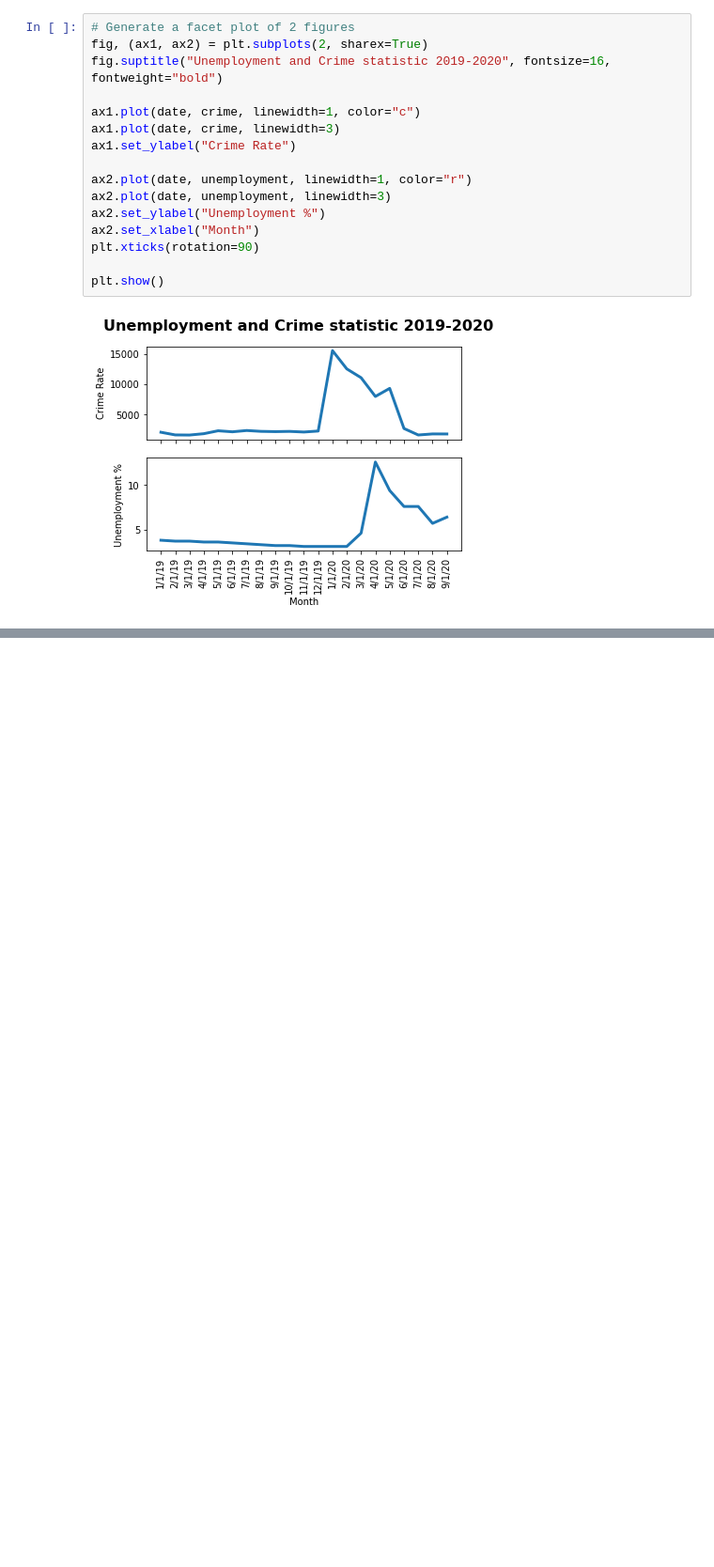
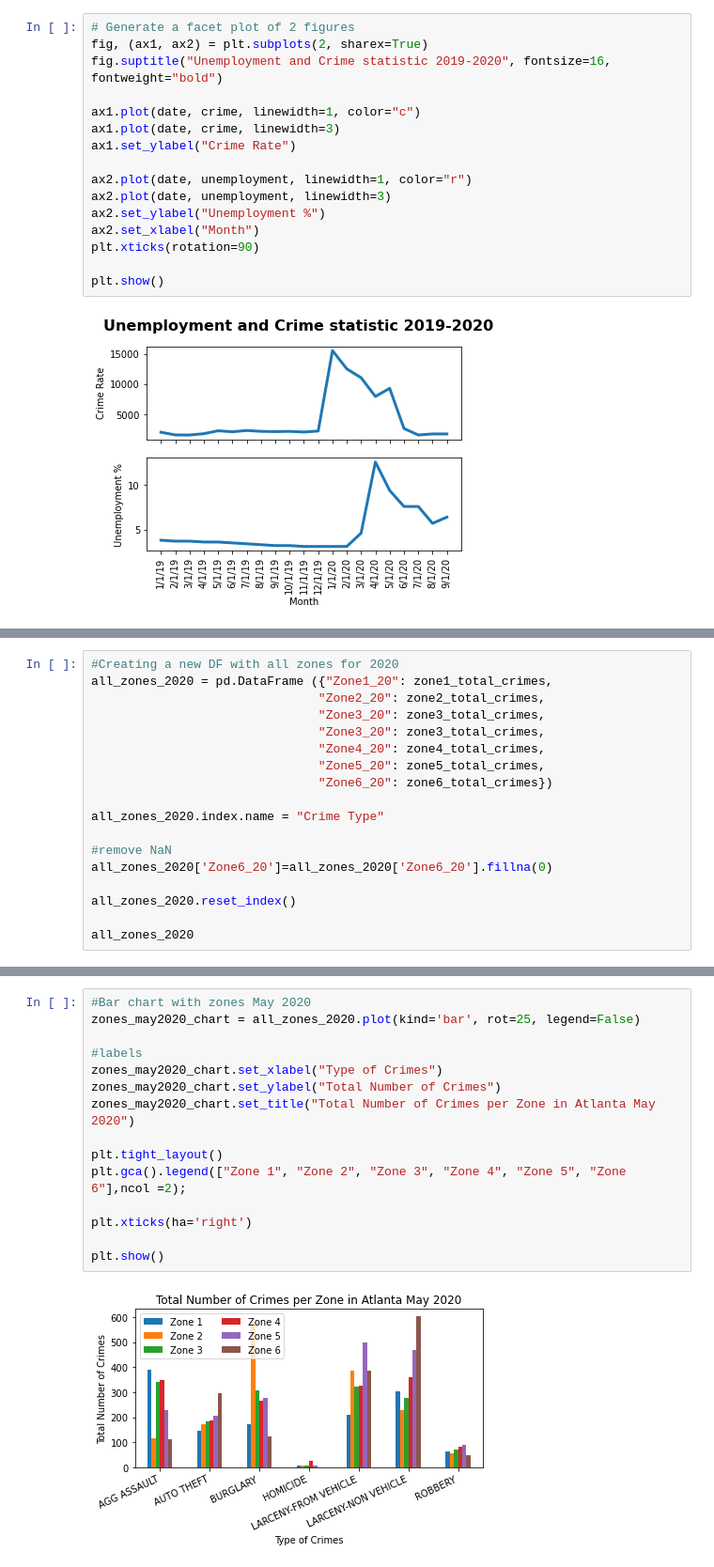
Before and after one commit to lrios215/project_1, a Jupyter notebook: Project1.ipynb, the cells around one changed output, grey strips where cells are left out. Shown at 94% size. Cells and saved outputs as stored; diff of their text form; blank space fills up the shorter version.

```diff
--- a/Project1.ipynb
+++ b/Project1.ipynb
@@ -239,0 +404,18 @@ plt.show()
+# %%
+#Creating a new DF with all zones for 2020
+all_zones_2020 = pd.DataFrame ({"Zone1_20": zone1_total_crimes,
+                               "Zone2_20": zone2_total_crimes,
+                               "Zone3_20": zone3_total_crimes,
+                               "Zone3_20": zone3_total_crimes,
+                               "Zone4_20": zone4_total_crimes,
+                               "Zone5_20": zone5_total_crimes,
+                               "Zone6_20": zone6_total_crimes})
+
+all_zones_2020.index.name = "Crime Type"
+
+#remove NaN
+all_zones_2020['Zone6_20']=all_zones_2020['Zone6_20'].fillna(0)
+
+all_zones_2020.reset_index()
+
+all_zones_2020
@@ -239,0 +449,17 @@ plt.show()
+# %%
+#Bar chart with zones May 2020
+zones_may2020_chart = all_zones_2020.plot(kind='bar', rot=25, legend=False)
+
+#labels
+zones_may2020_chart.set_xlabel("Type of Crimes")
+zones_may2020_chart.set_ylabel("Total Number of Crimes")
+zones_may2020_chart.set_title("Total Number of Crimes per Zone in Atlanta May 2020")
+
+plt.tight_layout()
+plt.gca().legend(["Zone 1", "Zone 2", "Zone 3", "Zone 4", "Zone 5", "Zone 6"],ncol =2);
+
+plt.xticks(ha='right')
+
+plt.show()
+# %% [output]
+[figure, added]
```
Also changed, not shown: parts of 34 cells of this notebook, 19 other files.
